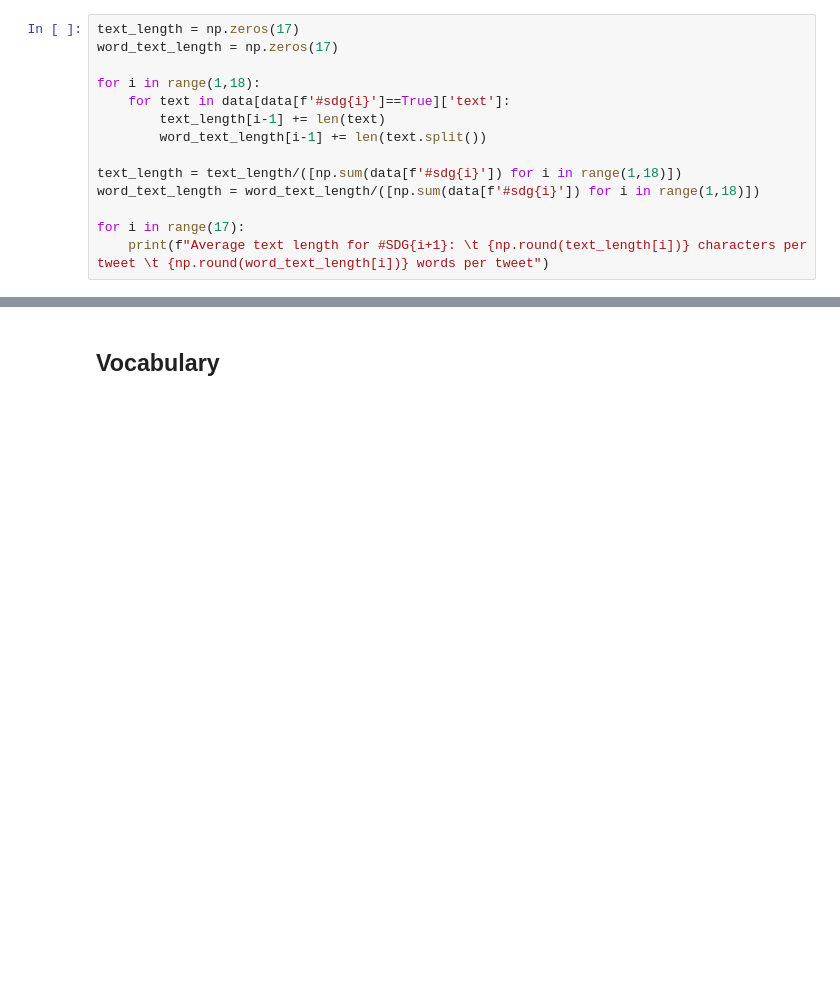
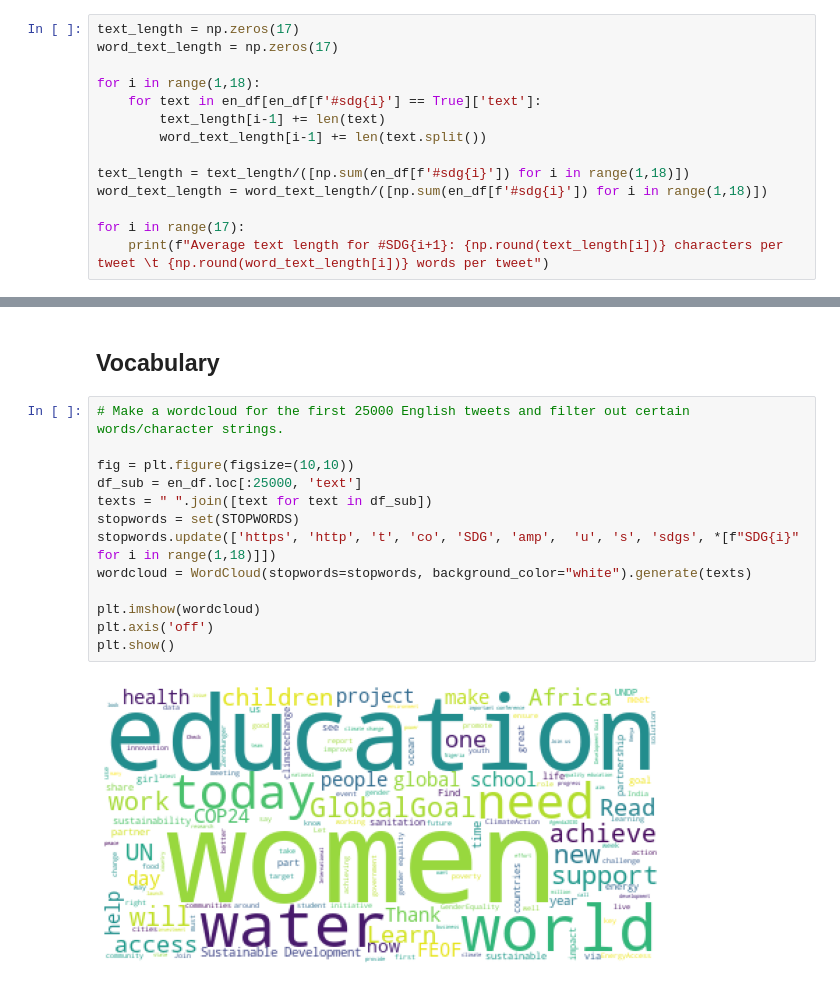
Before and after one commit to Tolsager/SDG_CLF, a Jupyter notebook: EDA.ipynb, the cells around one changed output, grey strips where cells are left out. Drawn from its saved outputs; the diff is of its cells as text; blank space fills up the shorter version.

```diff
--- a/EDA.ipynb
+++ b/EDA.ipynb
@@ -60,13 +113,13 @@ text_length = np.zeros(17)
 word_text_length = np.zeros(17)
 
 for i in range(1,18):
-    for text in data[data[f'#sdg{i}']==True]['text']:
+    for text in en_df[en_df[f'#sdg{i}'] == True]['text']:
         text_length[i-1] += len(text)
         word_text_length[i-1] += len(text.split())
 
-text_length = text_length/([np.sum(data[f'#sdg{i}']) for i in range(1,18)])
-word_text_length = word_text_length/([np.sum(data[f'#sdg{i}']) for i in range(1,18)])
+text_length = text_length/([np.sum(en_df[f'#sdg{i}']) for i in range(1,18)])
+word_text_length = word_text_length/([np.sum(en_df[f'#sdg{i}']) for i in range(1,18)])
 
 for i in range(17):
-    print(f"Average text length for #SDG{i+1}: \t {np.round(text_length[i])} characters per tweet \t {np.round(word_text_length[i])} words per tweet")
+    print(f"Average text length for #SDG{i+1}: {np.round(text_length[i])} characters per tweet \t {np.round(word_text_length[i])} words per tweet")
 # %% [output]
@@ -90,2 +143,17 @@ Average text length for #SDG17:          240.0 characters per tweet      27.0 wo
 # %% [markdown]
 ## Vocabulary
+# %%
+# Make a wordcloud for the first 25000 English tweets and filter out certain words/character strings.
+
+fig = plt.figure(figsize=(10,10))
+df_sub = en_df.loc[:25000, 'text']
+texts = " ".join([text for text in df_sub])
+stopwords = set(STOPWORDS)
+stopwords.update(['https', 'http', 't', 'co', 'SDG', 'amp',  'u', 's', 'sdgs', *[f"SDG{i}" for i in range(1,18)]])
+wordcloud = WordCloud(stopwords=stopwords, background_color="white").generate(texts)
+
+plt.imshow(wordcloud)
+plt.axis('off')
+plt.show()
+# %% [output]
+[figure, added]
```
Also changed, not shown: parts of 16 cells of this notebook.
